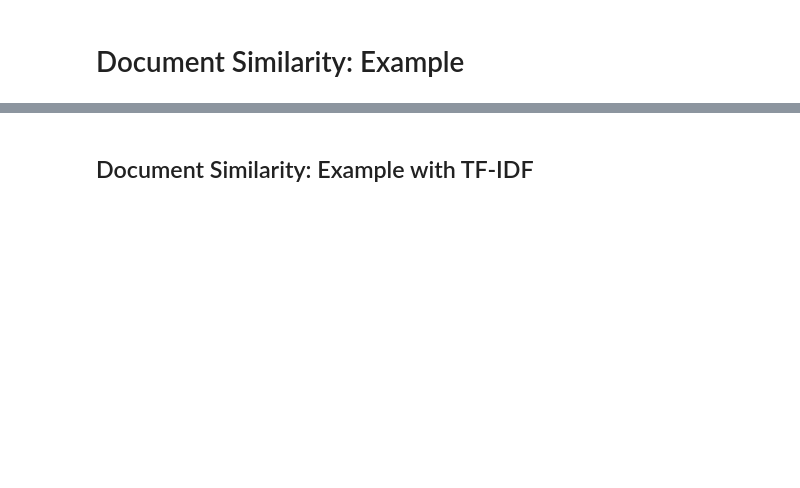
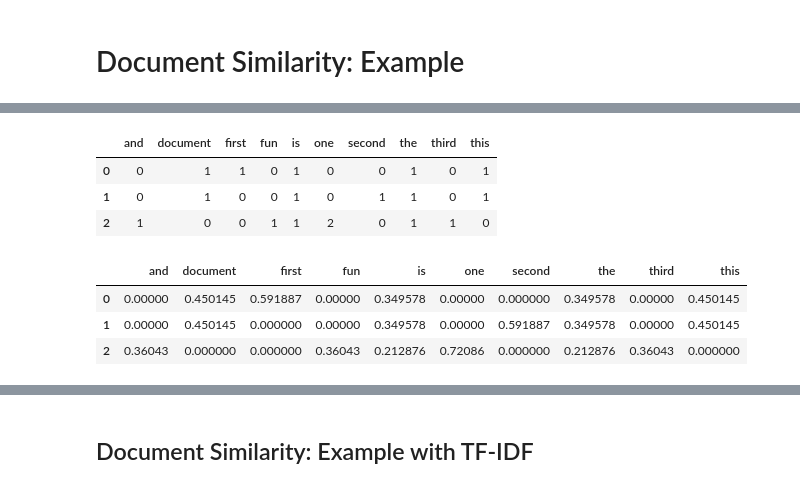
Before and after one commit to Danieal3223/AI_practical_saves, a Jupyter notebook: (Part_1)_NLP_Student.ipynb, the cells around one changed output, grey strips where cells are left out. Drawn from its saved outputs; the diff is of its cells as text; code cells hidden in the pictures; blank space fills up the shorter version.

```diff
--- a/(Part_1)_NLP_Student.ipynb
+++ b/(Part_1)_NLP_Student.ipynb
@@ -819,19 +880,29 @@ pairs
 # %%
 import pandas as pd
 corpus = ['This is the first document.',
          'This is the second document.',
          'And the third one. One is fun.']
 # original Count Vectorizer
 from sklearn.feature_extraction.text import CountVectorizer
 cv = CountVectorizer()
 X = cv.fit_transform(corpus).toarray()
-pd.DataFrame(X, columns=cv.get_feature_names())
+pd.DataFrame(X, columns=cv.get_feature_names_out())
+# %% [output]
+|  | and | document | first | fun | is | one | second | the | third | this |
+| 0 | 0 | 1 | 1 | 0 | 1 | 0 | 0 | 1 | 0 | 1 |
+| 1 | 0 | 1 | 0 | 0 | 1 | 0 | 1 | 1 | 0 | 1 |
+| 2 | 1 | 0 | 0 | 1 | 1 | 2 | 0 | 1 | 1 | 0 |
 # %%
 # new TF-IDF Vectorizer
 from sklearn.feature_extraction.text import TfidfVectorizer
 cv_tfidf = TfidfVectorizer()
 X_tfidf = cv_tfidf.fit_transform(corpus).toarray()
-pd.DataFrame(X_tfidf, columns=cv_tfidf.get_feature_names())
+pd.DataFrame(X_tfidf, columns=cv_tfidf.get_feature_names_out())
+# %% [output]
+|  | and | document | first | fun | is | one | second | the | third | this |
+| 0 | 0.00000 | 0.450145 | 0.591887 | 0.00000 | 0.349578 | 0.00000 | 0.000000 | 0.349578 | 0.00000 | 0.450145 |
+| 1 | 0.00000 | 0.450145 | 0.000000 | 0.00000 | 0.349578 | 0.00000 | 0.591887 | 0.349578 | 0.00000 | 0.450145 |
+| 2 | 0.36043 | 0.000000 | 0.000000 | 0.36043 | 0.212876 | 0.72086 | 0.000000 | 0.212876 | 0.36043 | 0.000000 |
 # %% [markdown]
 ![](https://i.imgur.com/xlJibKw.png)
 # %% [markdown]
```
Also changed, not shown: parts of 13 cells of this notebook.
